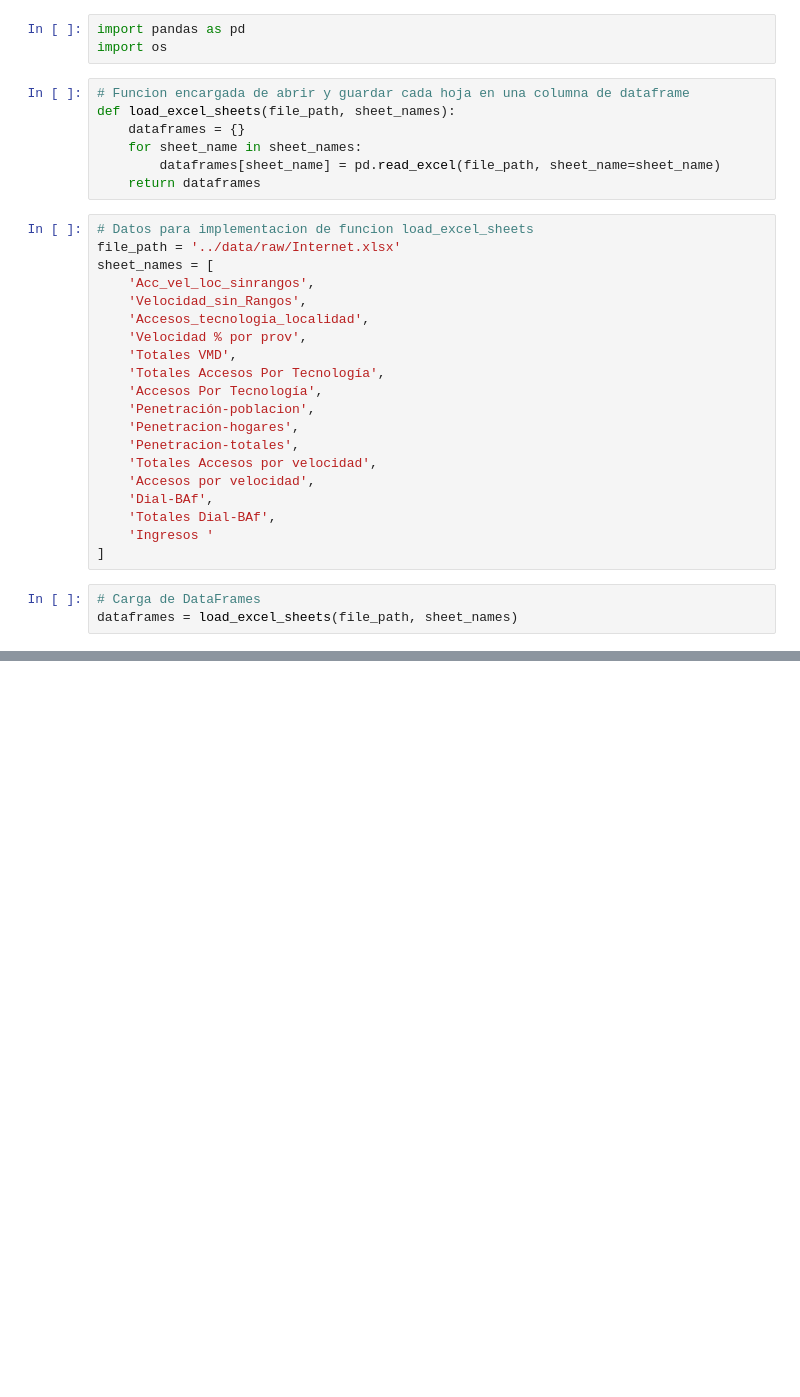
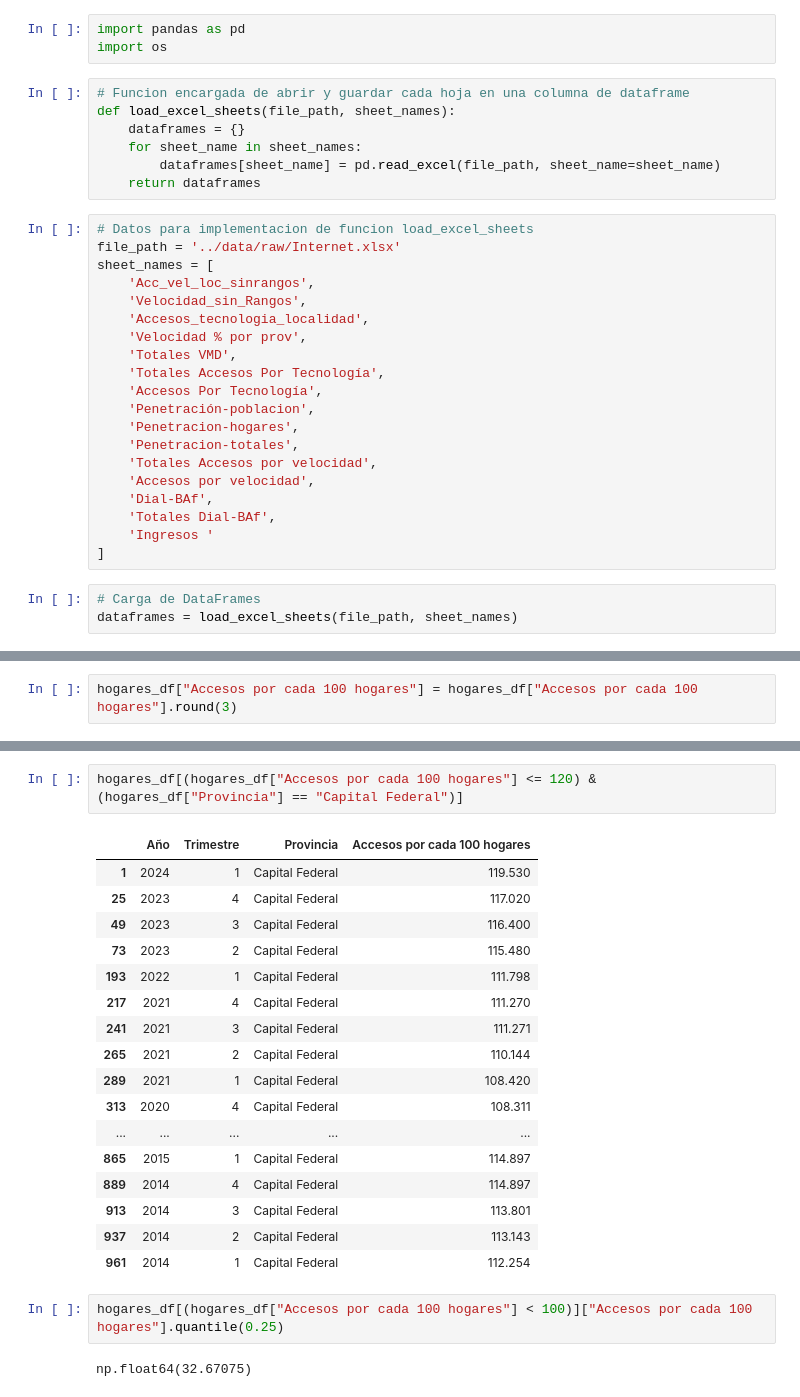
Before and after one commit to Yisus538/TP_henry2, a Jupyter notebook: Scripts/data_processing.ipynb, the cells around one changed output, grey strips where cells are left out. Saved outputs shown, nothing was run; the diff lists cells and outputs as text; blank space fills up the shorter version.

```diff
--- a/Scripts/data_processing.ipynb
+++ b/Scripts/data_processing.ipynb
@@ -55,0 +207,2 @@ save_dataframes(dataframes,'../data/raw/',file_format='csv')
+# %%
+hogares_df["Accesos por cada 100 hogares"] = hogares_df["Accesos por cada 100 hogares"].round(3)
@@ -55,0 +227,24 @@ save_dataframes(dataframes,'../data/raw/',file_format='csv')
+# %%
+hogares_df[(hogares_df["Accesos por cada 100 hogares"] <= 120) & (hogares_df["Provincia"] == "Capital Federal")]
+# %% [output]
+|  | Año | Trimestre | Provincia | Accesos por cada 100 hogares |
+| 1 | 2024 | 1 | Capital Federal | 119.530 |
+| 25 | 2023 | 4 | Capital Federal | 117.020 |
+| 49 | 2023 | 3 | Capital Federal | 116.400 |
+| 73 | 2023 | 2 | Capital Federal | 115.480 |
+| 193 | 2022 | 1 | Capital Federal | 111.798 |
+| 217 | 2021 | 4 | Capital Federal | 111.270 |
+| 241 | 2021 | 3 | Capital Federal | 111.271 |
+| 265 | 2021 | 2 | Capital Federal | 110.144 |
+| 289 | 2021 | 1 | Capital Federal | 108.420 |
+| 313 | 2020 | 4 | Capital Federal | 108.311 |
+| ... | ... | ... | ... | ... |
+| 865 | 2015 | 1 | Capital Federal | 114.897 |
+| 889 | 2014 | 4 | Capital Federal | 114.897 |
+| 913 | 2014 | 3 | Capital Federal | 113.801 |
+| 937 | 2014 | 2 | Capital Federal | 113.143 |
+| 961 | 2014 | 1 | Capital Federal | 112.254 |
+# %%
+hogares_df[(hogares_df["Accesos por cada 100 hogares"] < 100)]["Accesos por cada 100 hogares"].quantile(0.25)
+# %% [output]
+np.float64(32.67075)
```
Also changed, not shown: parts of 26 cells of this notebook.
